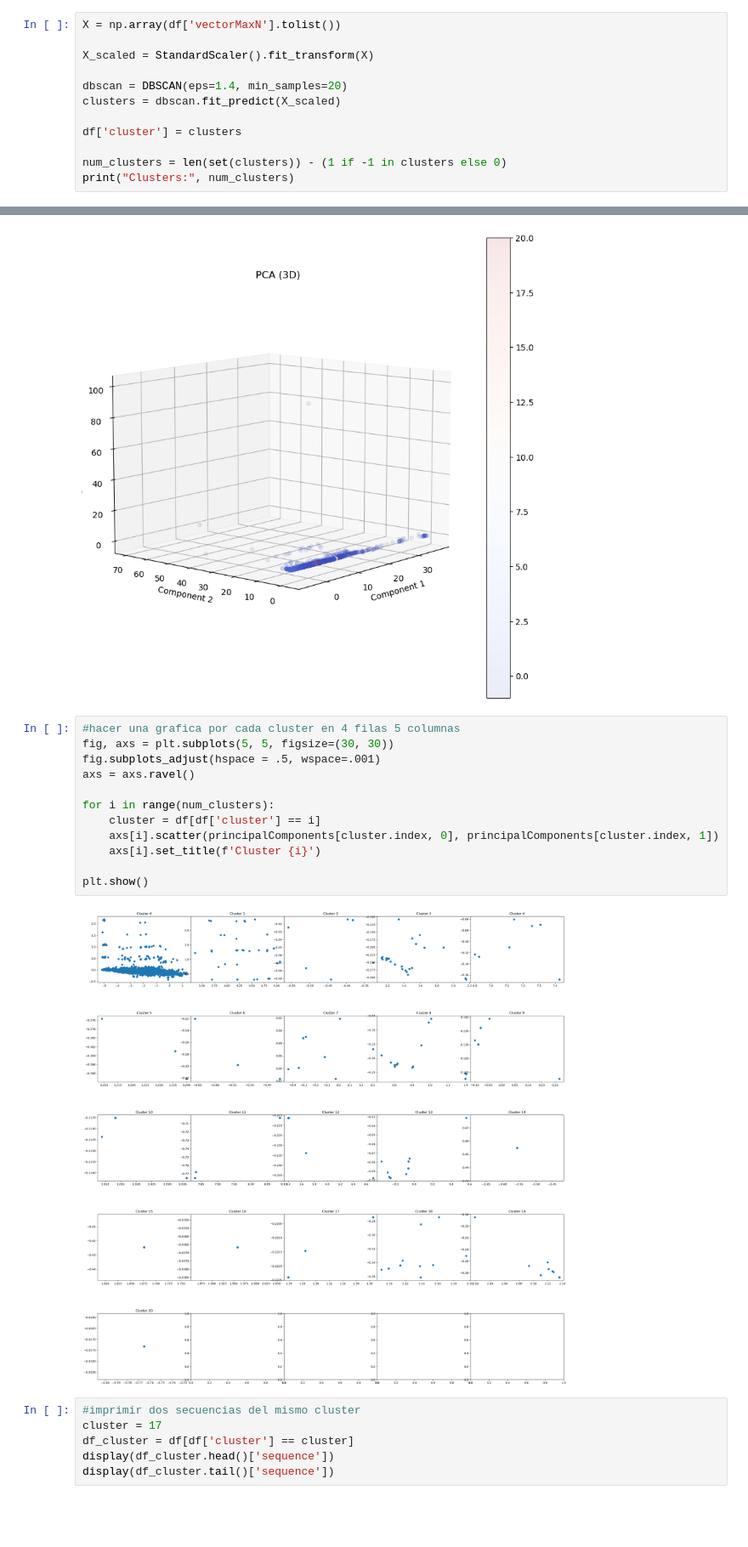
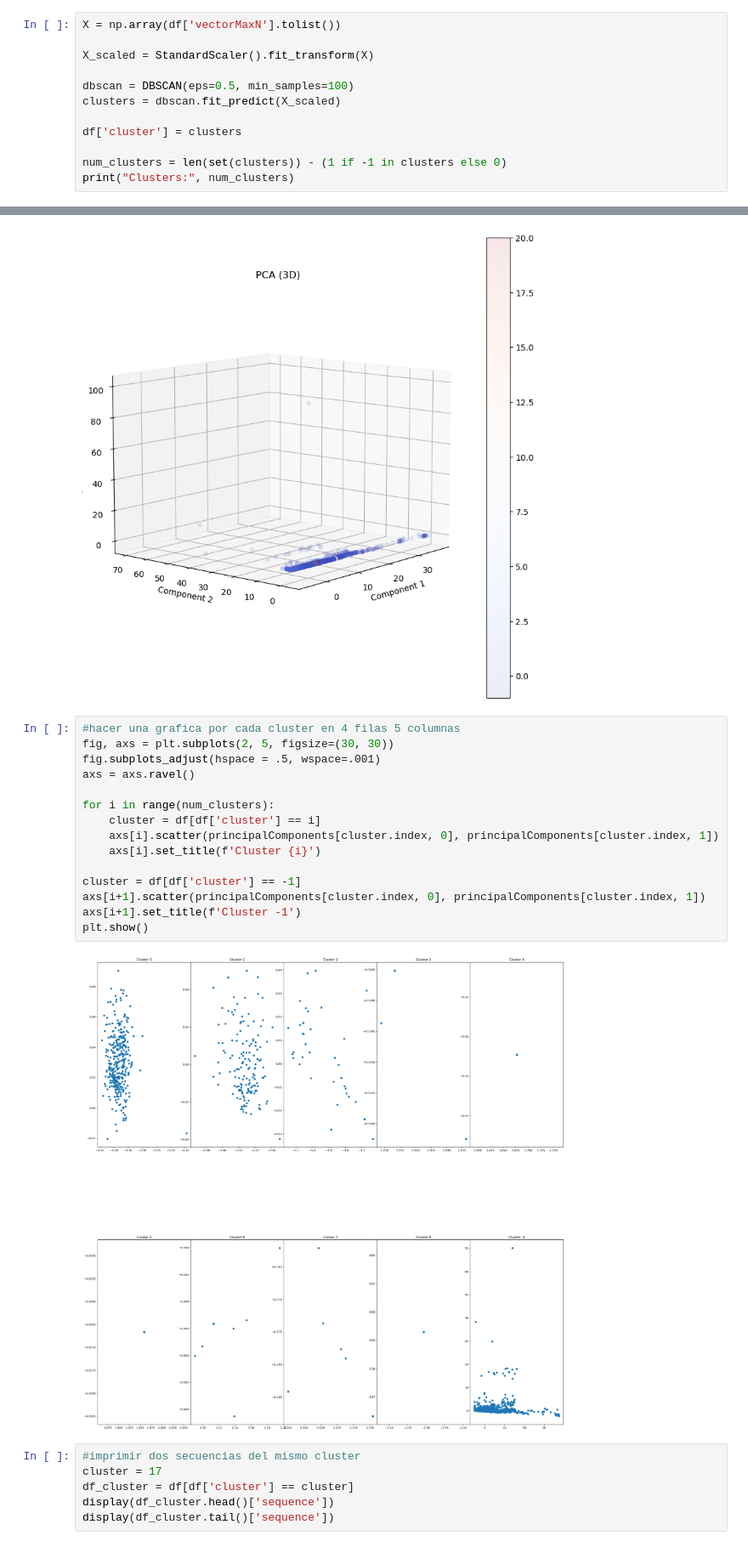
Before and after one commit to deepamino/proteinsClassification, a Jupyter notebook: pruebas.ipynb, the cells around one changed output, grey strips where cells are left out. Shown: that part at 85% size. Drawn from its saved outputs; the diff is of its cells as text; blank space fills up the shorter version.

```diff
--- a/pruebas.ipynb
+++ b/pruebas.ipynb
@@ -108,7 +110,7 @@ X = np.array(df['vectorMaxN'].tolist())
 
 X_scaled = StandardScaler().fit_transform(X)
 
-dbscan = DBSCAN(eps=1.4, min_samples=20)
+dbscan = DBSCAN(eps=0.5, min_samples=100)
 clusters = dbscan.fit_predict(X_scaled)
 
 df['cluster'] = clusters
@@ -185,18 +182,21 @@ plt.show()
 [figure]
 # %%
 #hacer una grafica por cada cluster en 4 filas 5 columnas
-fig, axs = plt.subplots(5, 5, figsize=(30, 30))
+fig, axs = plt.subplots(2, 5, figsize=(30, 30))
 fig.subplots_adjust(hspace = .5, wspace=.001)
 axs = axs.ravel()
 
 for i in range(num_clusters):
     cluster = df[df['cluster'] == i]
     axs[i].scatter(principalComponents[cluster.index, 0], principalComponents[cluster.index, 1])
     axs[i].set_title(f'Cluster {i}')
 
+cluster = df[df['cluster'] == -1]
+axs[i+1].scatter(principalComponents[cluster.index, 0], principalComponents[cluster.index, 1])
+axs[i+1].set_title(f'Cluster -1')
 plt.show()
 # %% [output]
-[figure, old version]
+[figure, new version]
 # %%
 #imprimir dos secuencias del mismo cluster
 cluster = 17
```
Also changed, not shown: parts of 7 cells of this notebook.
